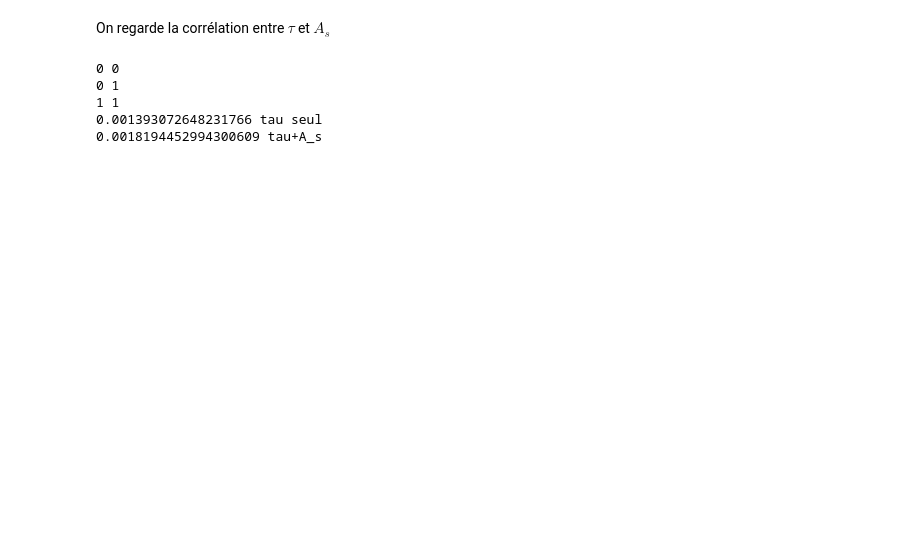
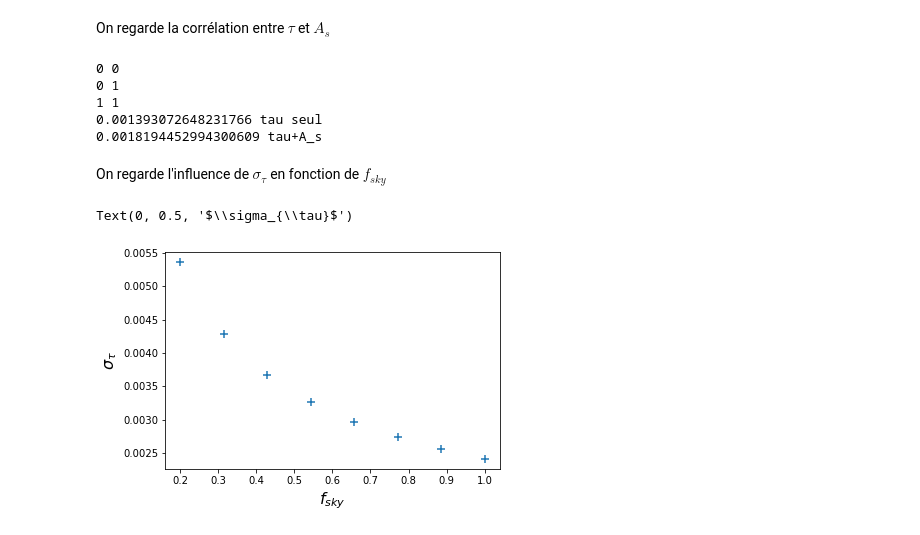
Before and after one commit to EmilePangburn/Fisher_CMB, a Jupyter notebook: Fisher_CMB.ipynb, the cells around one changed output. Cells and saved outputs as stored; diff of their text form; code cells hidden in the pictures; blank space fills up the shorter version.

```diff
--- a/Fisher_CMB.ipynb
+++ b/Fisher_CMB.ipynb
@@ -663,15 +736,15 @@ plt.show()
 # %% [markdown]
 On etudie la dépendance de $\sigma_{n_{s}}$ en fonction de la valeur de $r$ le ratio tenseur scalaire
 # %%
-r = np.linspace(0,0.044,5)
-sigma_ns = np.zeros((5))
-for i in range(5):
+r = np.array([10**(-4),10**(-3),10**(-2),10**(-1)])
+sigma_ns = np.zeros((4))
+for i in range(4):
     params['r']=r[i]
     resultat = Full_Fisher_noise()
     Cov_ns = np.sqrt(np.diag(np.linalg.inv(resultat)))
-    sigma_ns[i] = Cov_ns[4]
+    sigma_ns[i] = Cov_ns[5]
     print(sigma_ns[i],i)
 
 
-np.savetxt('sigma_ns_r_Lno',sigma_ns)
+np.savetxt('sigma_tau_r_Lno',sigma_ns)
 # %%
@@ -714,3 +787,27 @@ print(Cov_tau[1],'tau+A_s')
 1 1
 0.001393072648231766 tau seul
 0.0018194452994300609 tau+A_s
+# %% [markdown]
+On regarde l'influence de $\sigma_{\tau}$ en fonction de $f_{sky}$
+# %%
+fsky = np.linspace(0.2,1,8)
+sigma_tau = np.zeros((8))
+for i in range(8):
+    resultat = Full_Fisher_noise(fsky[i])
+    Cov_tau = np.sqrt(np.diag(np.linalg.inv(resultat)))
+    sigma_tau[i] = Cov_tau[5]
+
+
+np.savetxt('sigma_tau_fsky_Lno',sigma_tau)
+# %%
+sigma_f = np.loadtxt('sigma_tau_fsky_Lno')
+plt.scatter(fsky,sigma_f,marker='+',s=50)
+
+plt.xlabel('$f_{sky}$',fontsize=16)
+#plt.xscale("log")
+#plt.yscale('log')
+plt.ylabel(r'$\sigma_{\tau}$',fontsize=16)
+#devrait être pas mal
+# %% [output]
+Text(0, 0.5, '$\\sigma_{\\tau}$')
+[figure, added]
```
Also changed, not shown: parts of 14 cells of this notebook.
